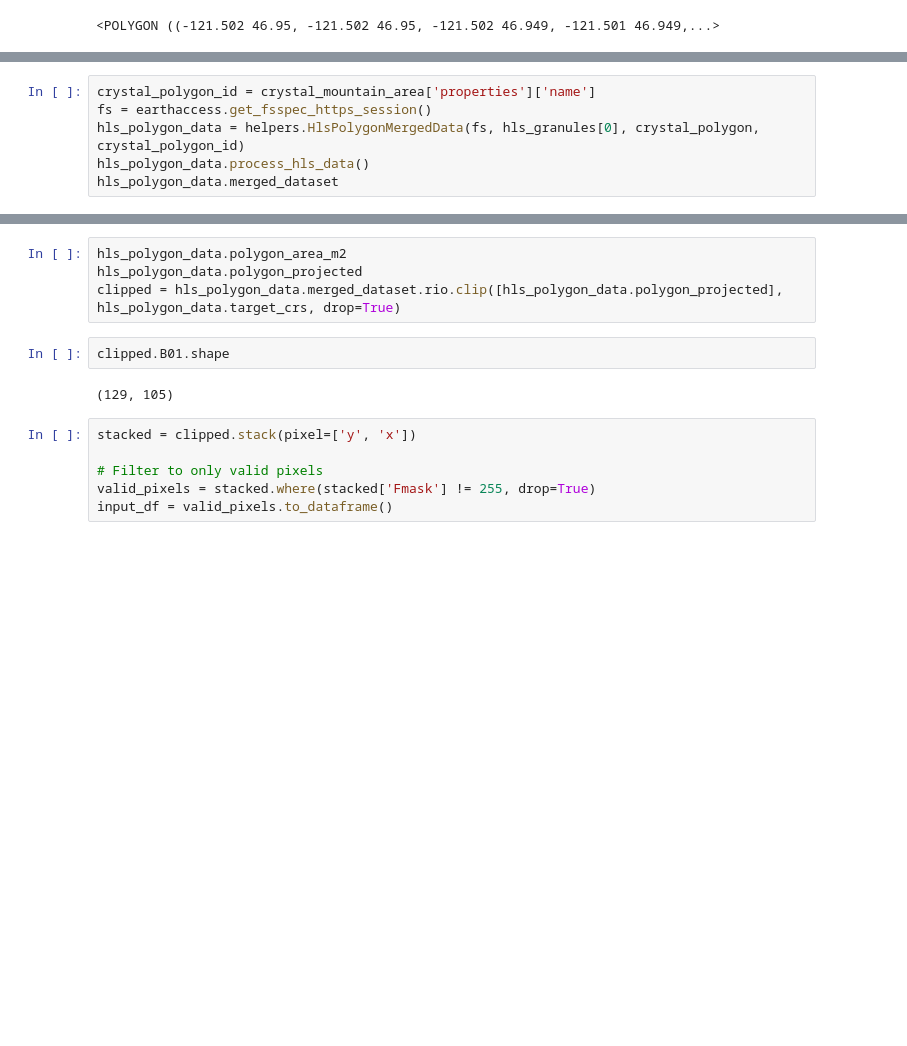
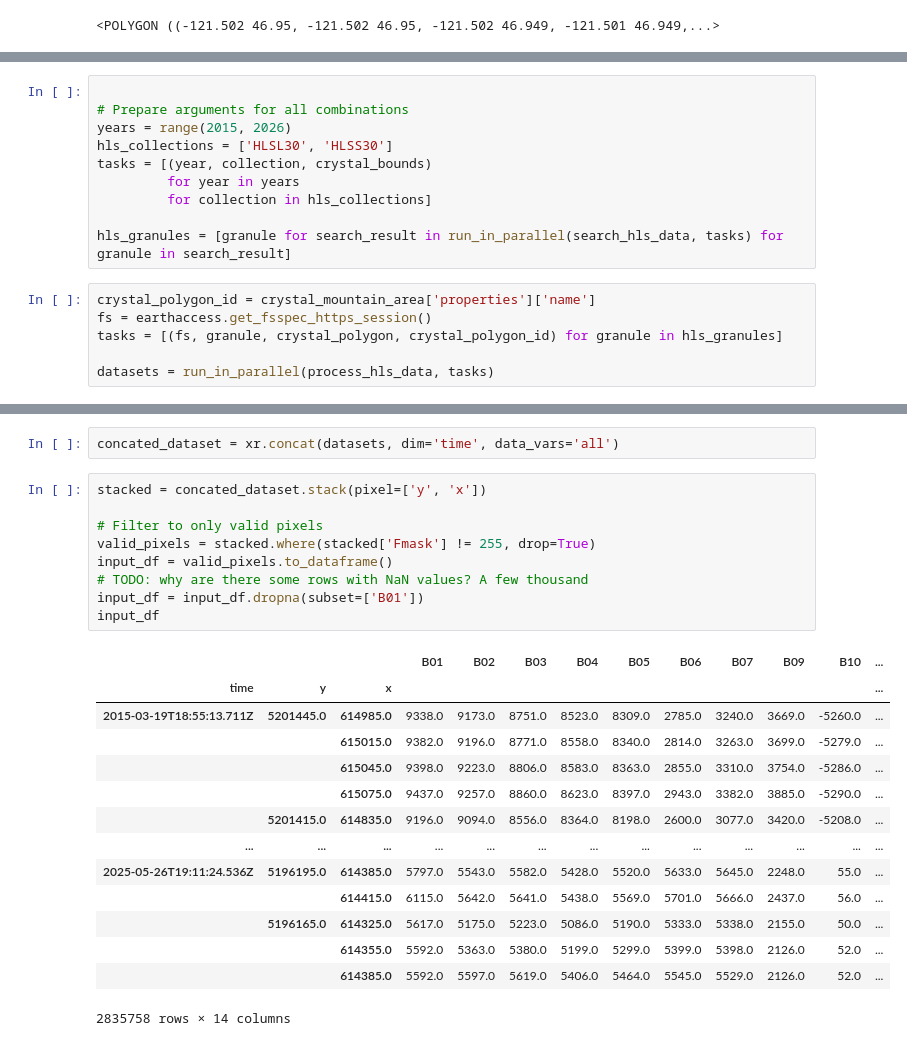
Before and after one commit to abarciauskas-bgse/snow-depth-estimation, a Jupyter notebook: estimate-snow.ipynb, the cells around one changed output, grey strips where cells are left out. Drawn from its saved outputs; the diff is of its cells as text; blank space fills up the shorter version.

```diff
--- a/estimate-snow.ipynb
+++ b/estimate-snow.ipynb
@@ -66,7 +82,17 @@ importlib.reload(helpers)
+# %%
+
+# Prepare arguments for all combinations
+years = range(2015, 2026)
+hls_collections = ['HLSL30', 'HLSS30']
+tasks = [(year, collection, crystal_bounds)
+         for year in years
+         for collection in hls_collections]
+
+hls_granules = [granule for search_result in run_in_parallel(search_hls_data, tasks) for granule in search_result]
 # %%
 crystal_polygon_id = crystal_mountain_area['properties']['name']
 fs = earthaccess.get_fsspec_https_session()
-hls_polygon_data = helpers.HlsPolygonMergedData(fs, hls_granules[0], crystal_polygon, crystal_polygon_id)
-hls_polygon_data.process_hls_data()
-hls_polygon_data.merged_dataset
+tasks = [(fs, granule, crystal_polygon, crystal_polygon_id) for granule in hls_granules]
+
+datasets = run_in_parallel(process_hls_data, tasks)
 # %% [output]
@@ -107,16 +116,28 @@ Data variables:
-# %%
-hls_polygon_data.polygon_area_m2
-hls_polygon_data.polygon_projected
-clipped = hls_polygon_data.merged_dataset.rio.clip([hls_polygon_data.polygon_projected], hls_polygon_data.target_crs, drop=True)
-# %%
-clipped.B01.shape
-# %% [output]
-(129, 105)
+# %%
+concated_dataset = xr.concat(datasets, dim='time', data_vars='all')
 # %%
-stacked = clipped.stack(pixel=['y', 'x'])
+stacked = concated_dataset.stack(pixel=['y', 'x'])
 
 # Filter to only valid pixels
 valid_pixels = stacked.where(stacked['Fmask'] != 255, drop=True)
 input_df = valid_pixels.to_dataframe()
+# TODO: why are there some rows with NaN values? A few thousand
+input_df = input_df.dropna(subset=['B01'])
+input_df
+# %% [output]
+|  |  |  | B01 | B02 | B03 | B04 | B05 | B06 | B07 | B09 | B10 | ... |
+| time | y | x |  |  |  |  |  |  |  |  |  | ... |
+| 2015-03-19T18:55:13.711Z | 5201445.0 | 614985.0 | 9338.0 | 9173.0 | 8751.0 | 8523.0 | 8309.0 | 2785.0 | 3240.0 | 3669.0 | -5260.0 | ... |
+|  |  | 615015.0 | 9382.0 | 9196.0 | 8771.0 | 8558.0 | 8340.0 | 2814.0 | 3263.0 | 3699.0 | -5279.0 | ... |
+|  |  | 615045.0 | 9398.0 | 9223.0 | 8806.0 | 8583.0 | 8363.0 | 2855.0 | 3310.0 | 3754.0 | -5286.0 | ... |
+|  |  | 615075.0 | 9437.0 | 9257.0 | 8860.0 | 8623.0 | 8397.0 | 2943.0 | 3382.0 | 3885.0 | -5290.0 | ... |
+|  | 5201415.0 | 614835.0 | 9196.0 | 9094.0 | 8556.0 | 8364.0 | 8198.0 | 2600.0 | 3077.0 | 3420.0 | -5208.0 | ... |
+| ... | ... | ... | ... | ... | ... | ... | ... | ... | ... | ... | ... | ... |
+| 2025-05-26T19:11:24.536Z | 5196195.0 | 614385.0 | 5797.0 | 5543.0 | 5582.0 | 5428.0 | 5520.0 | 5633.0 | 5645.0 | 2248.0 | 55.0 | ... |
+|  |  | 614415.0 | 6115.0 | 5642.0 | 5641.0 | 5438.0 | 5569.0 | 5701.0 | 5666.0 | 2437.0 | 56.0 | ... |
+|  | 5196165.0 | 614325.0 | 5617.0 | 5175.0 | 5223.0 | 5086.0 | 5190.0 | 5333.0 | 5338.0 | 2155.0 | 50.0 | ... |
+|  |  | 614355.0 | 5592.0 | 5363.0 | 5380.0 | 5199.0 | 5299.0 | 5399.0 | 5398.0 | 2126.0 | 52.0 | ... |
+|  |  | 614385.0 | 5592.0 | 5597.0 | 5619.0 | 5406.0 | 5464.0 | 5545.0 | 5529.0 | 2126.0 | 52.0 | ... |
+2835758 rows × 14 columns
 # %%
 
```
Also changed, not shown: parts of 19 cells of this notebook, 4 other files.
